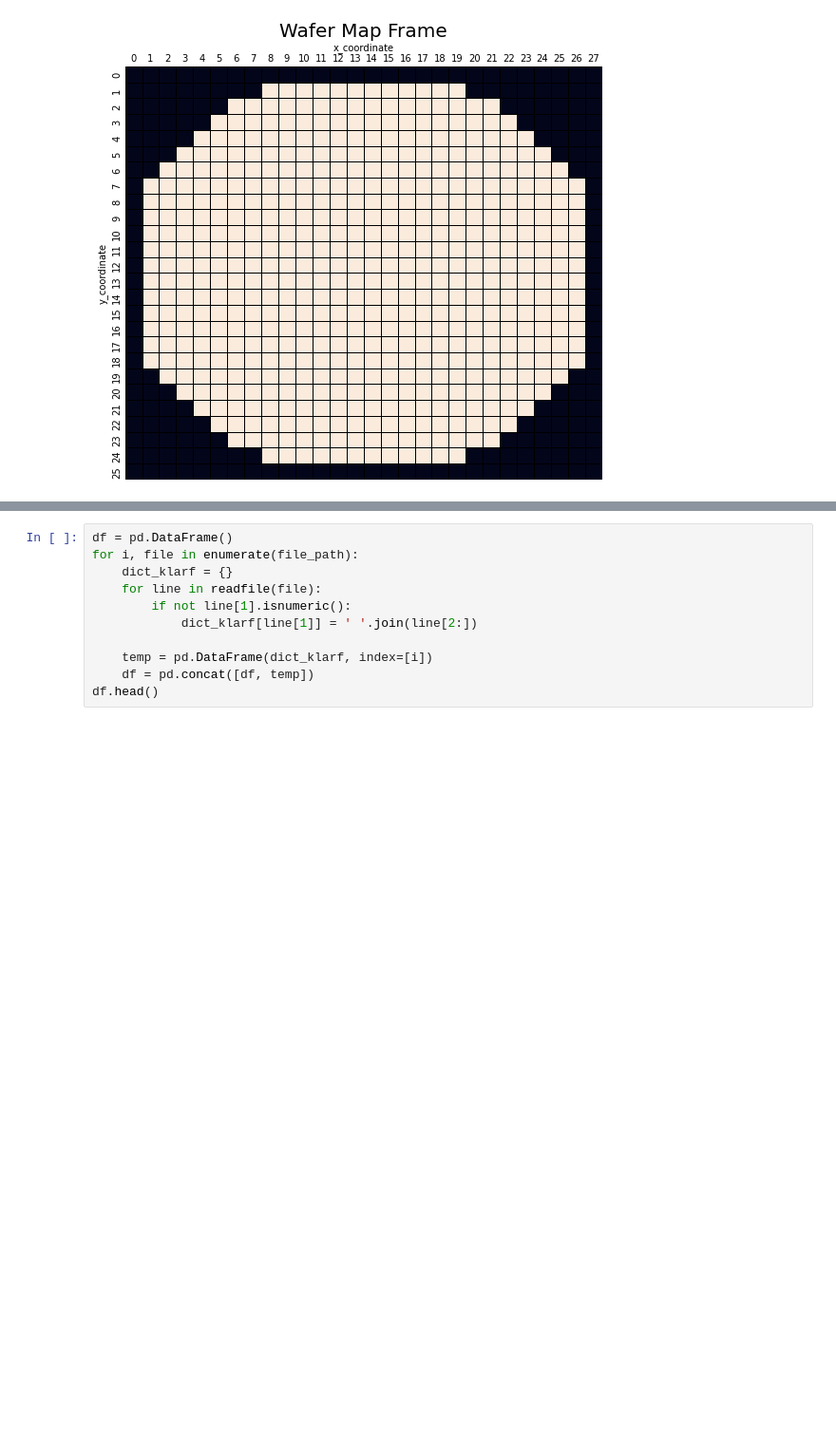
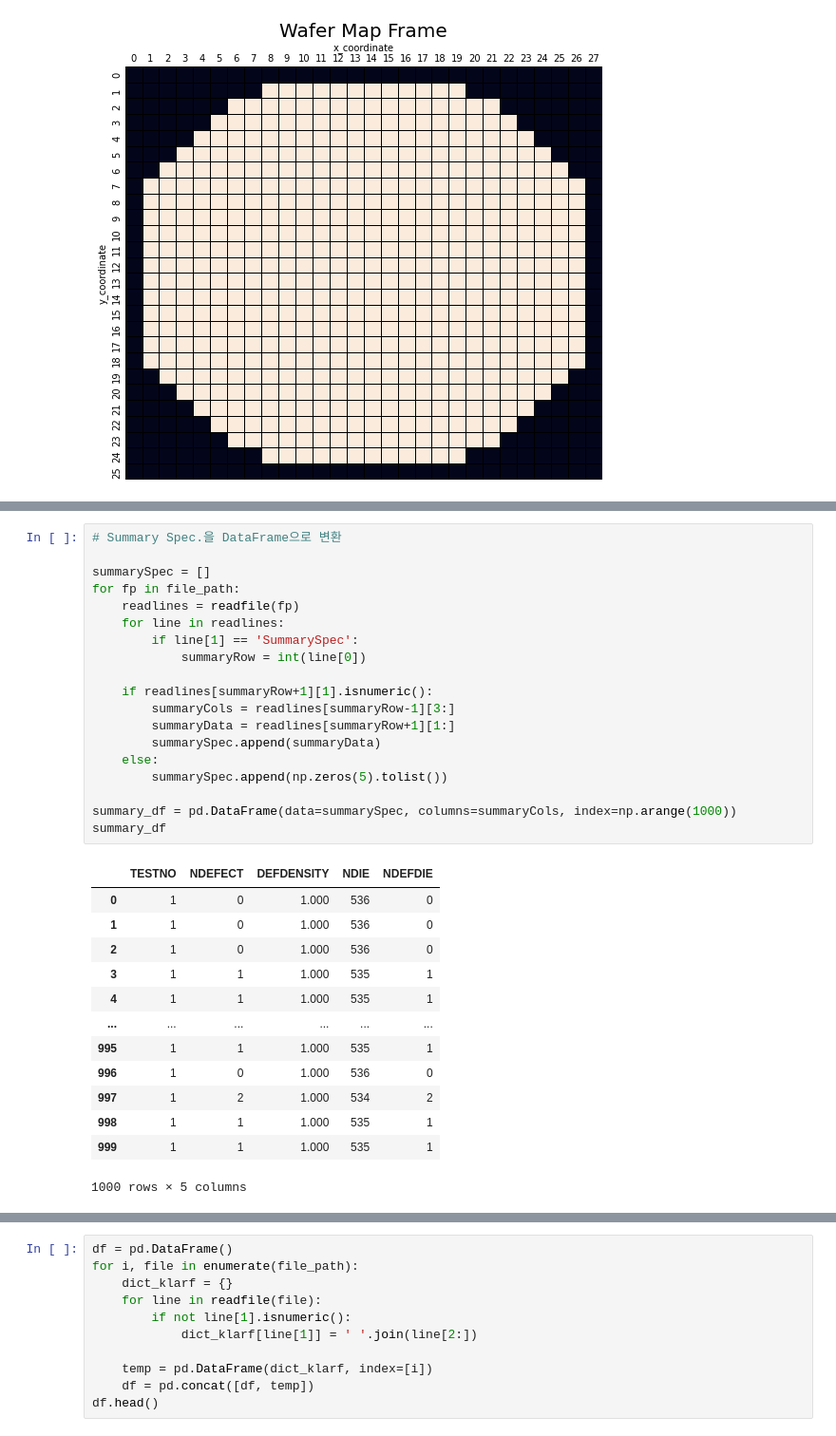
Before and after one commit to Hakseon97/Anomaly_wafer_detection_with_SKhynix, a Jupyter notebook: klarf_parsing.ipynb, the cells around one changed output, grey strips where cells are left out. Shown at 95% size. Cells and saved outputs as stored; diff of their text form; blank space fills up the shorter version.

```diff
--- a/klarf_parsing.ipynb
+++ b/klarf_parsing.ipynb
@@ -315,3 +318,36 @@ defect_df
 | 998 | 1 | 5.425e+03 | 9.87e+02 | 17 | 16 | 494.287 | 489.669 | 0 | 0.000000 | 232 | ... |
 | 999 | 1 | 2.637e+03 | 2.893e+03 | 6 | 10 | 492.195 | 506.002 | 0 | 0.000000 | 232 | ... |
 1000 rows × 17 columns
+# %%
+# Summary Spec.을 DataFrame으로 변환
+
+summarySpec = []
+for fp in file_path:
+    readlines = readfile(fp)
+    for line in readlines:
+        if line[1] == 'SummarySpec':
+            summaryRow = int(line[0])
+
+    if readlines[summaryRow+1][1].isnumeric():
+        summaryCols = readlines[summaryRow-1][3:]
+        summaryData = readlines[summaryRow+1][1:]
+        summarySpec.append(summaryData)
+    else:
+        summarySpec.append(np.zeros(5).tolist())
+
+summary_df = pd.DataFrame(data=summarySpec, columns=summaryCols, index=np.arange(1000))
+summary_df
+# %% [output]
+|  | TESTNO | NDEFECT | DEFDENSITY | NDIE | NDEFDIE |
+| 0 | 1 | 0 | 1.000 | 536 | 0 |
+| 1 | 1 | 0 | 1.000 | 536 | 0 |
+| 2 | 1 | 0 | 1.000 | 536 | 0 |
+| 3 | 1 | 1 | 1.000 | 535 | 1 |
+| 4 | 1 | 1 | 1.000 | 535 | 1 |
+| ... | ... | ... | ... | ... | ... |
+| 995 | 1 | 1 | 1.000 | 535 | 1 |
+| 996 | 1 | 0 | 1.000 | 536 | 0 |
+| 997 | 1 | 2 | 1.000 | 534 | 2 |
+| 998 | 1 | 1 | 1.000 | 535 | 1 |
+| 999 | 1 | 1 | 1.000 | 535 | 1 |
+1000 rows × 5 columns
```
Also changed, not shown: parts of 17 cells of this notebook, 2 other files.
